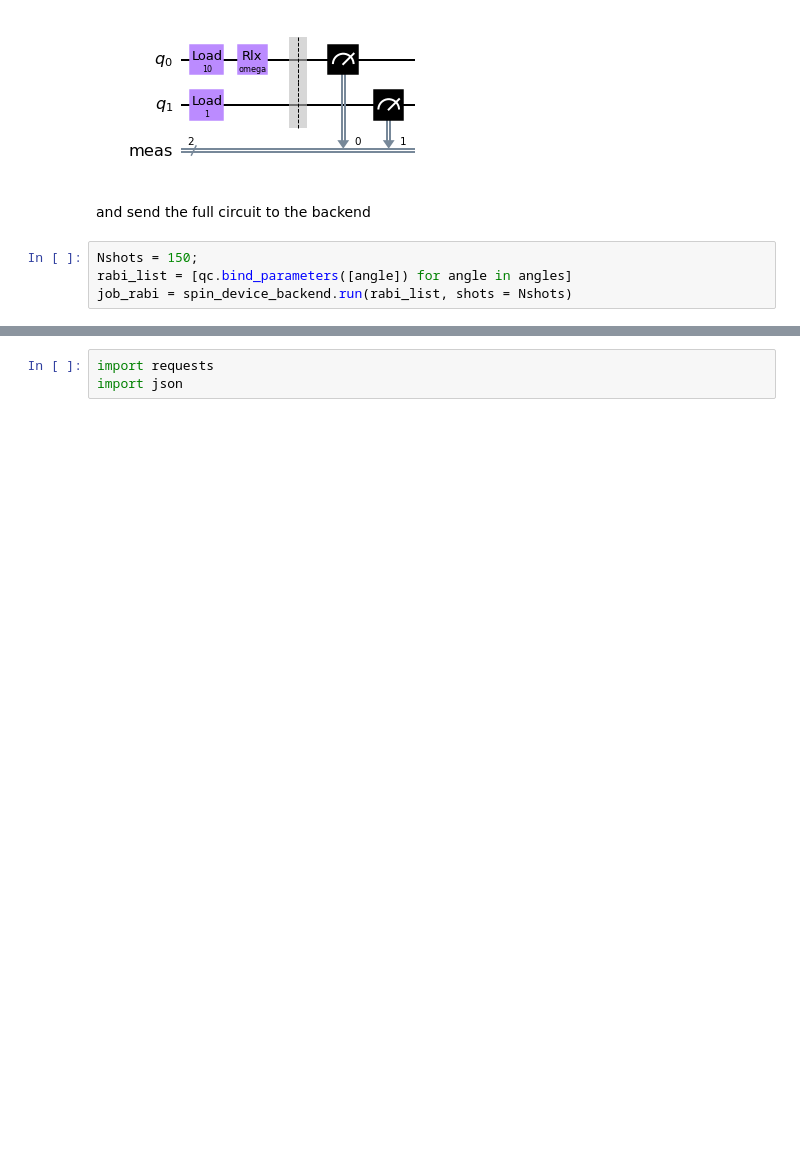
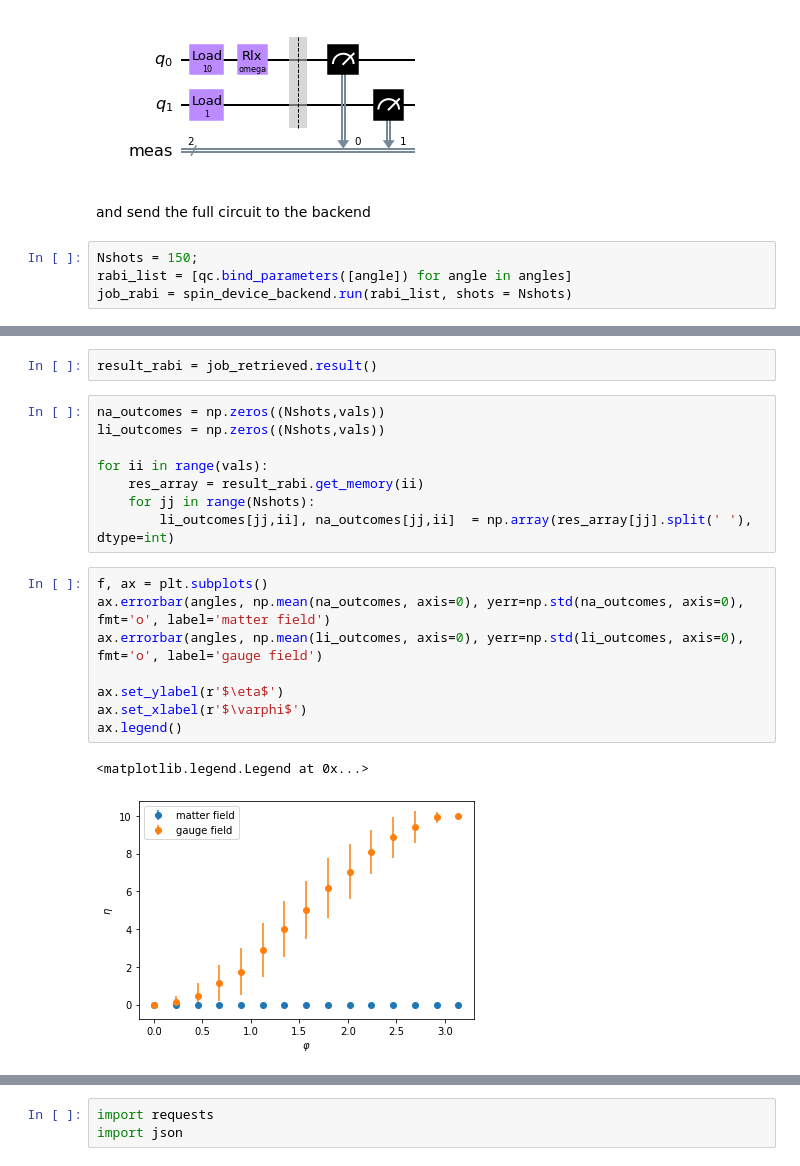
Before and after one commit to fretchen/qiskit-cold-atom, a Jupyter notebook: docs/tutorials/09_gauge_theory.ipynb, the cells around one changed output, grey strips where cells are left out. Cells and saved outputs as stored; diff of their text form; blank space fills up the shorter version.

```diff
--- a/docs/tutorials/09_gauge_theory.ipynb
+++ b/docs/tutorials/09_gauge_theory.ipynb
@@ -188,0 +189,21 @@ job status:  JobStatus.INITIALIZING
+# %%
+result_rabi = job_retrieved.result()
+# %%
+na_outcomes = np.zeros((Nshots,vals))
+li_outcomes = np.zeros((Nshots,vals))
+
+for ii in range(vals):
+    res_array = result_rabi.get_memory(ii)
+    for jj in range(Nshots):
+        li_outcomes[jj,ii], na_outcomes[jj,ii]  = np.array(res_array[jj].split(' '), dtype=int)
+# %%
+f, ax = plt.subplots()
+ax.errorbar(angles, np.mean(na_outcomes, axis=0), yerr=np.std(na_outcomes, axis=0), fmt='o', label='matter field')
+ax.errorbar(angles, np.mean(li_outcomes, axis=0), yerr=np.std(li_outcomes, axis=0), fmt='o', label='gauge field')
+
+ax.set_ylabel(r'$\eta$')
+ax.set_xlabel(r'$\varphi$')
+ax.legend()
+# %% [output]
+<matplotlib.legend.Legend at 0x...>
+[figure, added]
```
Also changed, not shown: parts of 17 cells of this notebook.
